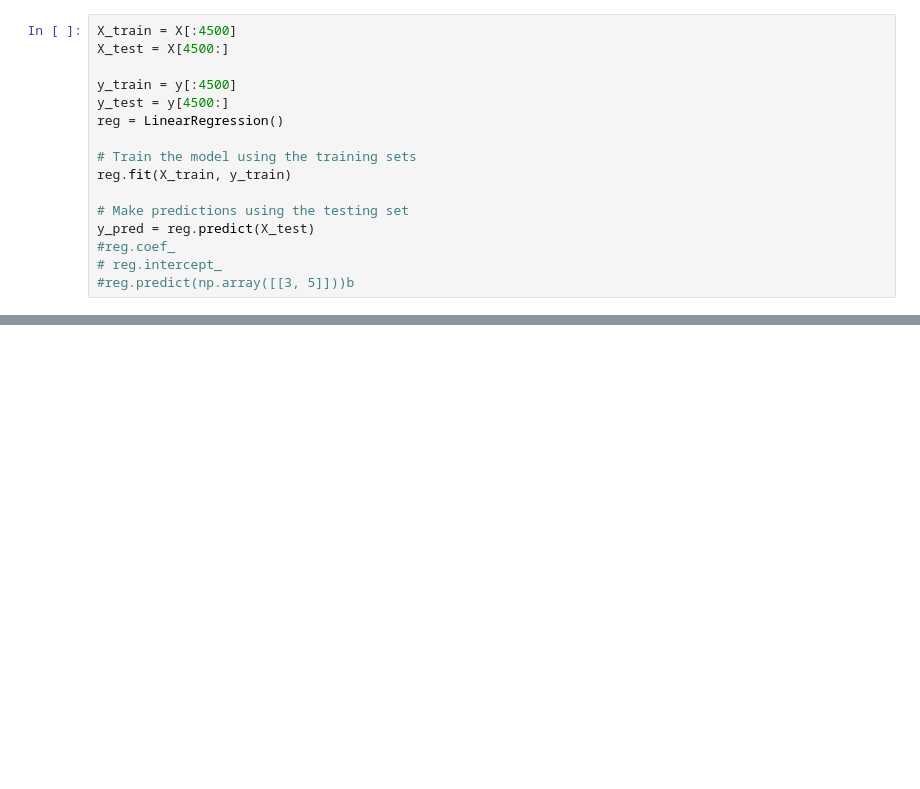
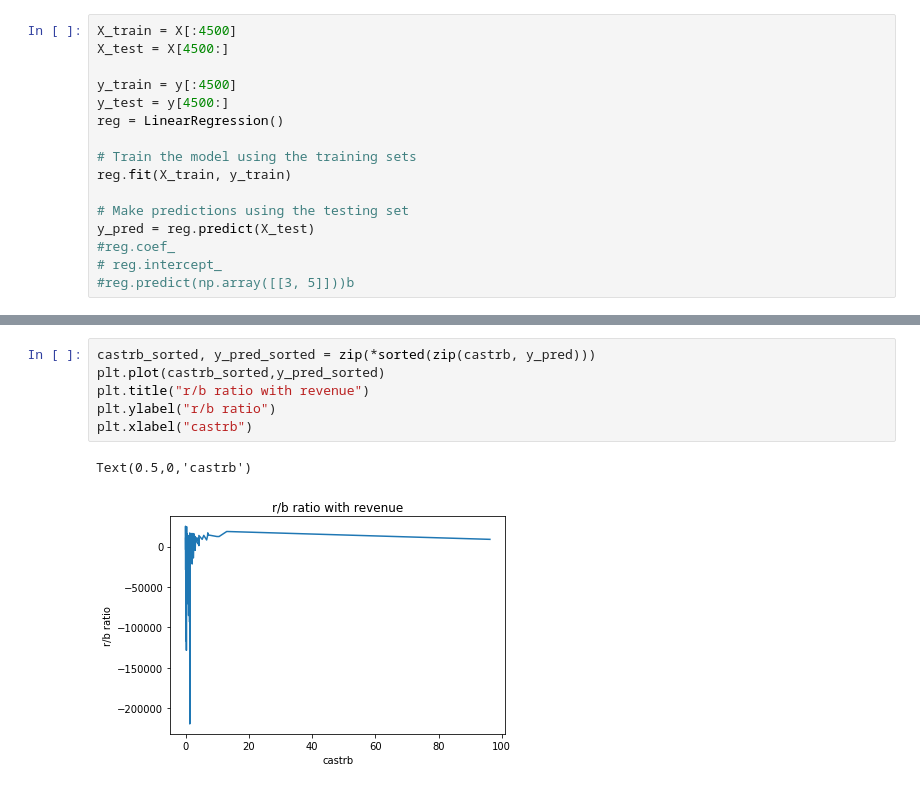
Before and after one commit to ianfawaz/CSCI4502-5502-DataMiningProject, a Jupyter notebook: Classifiers.ipynb, the cells around one changed output, grey strips where cells are left out. Cells and saved outputs as stored; diff of their text form; blank space fills up the shorter version.

```diff
--- a/Classifiers.ipynb
+++ b/Classifiers.ipynb
@@ -104,0 +108,9 @@ str
+# %%
+castrb_sorted, y_pred_sorted = zip(*sorted(zip(castrb, y_pred)))
+plt.plot(castrb_sorted,y_pred_sorted)
+plt.title("r/b ratio with revenue")
+plt.ylabel("r/b ratio")
+plt.xlabel("castrb")
+# %% [output]
+Text(0.5,0,'castrb')
+[figure, added]
```
Also changed, not shown: parts of 14 cells of this notebook, 1 other file.
